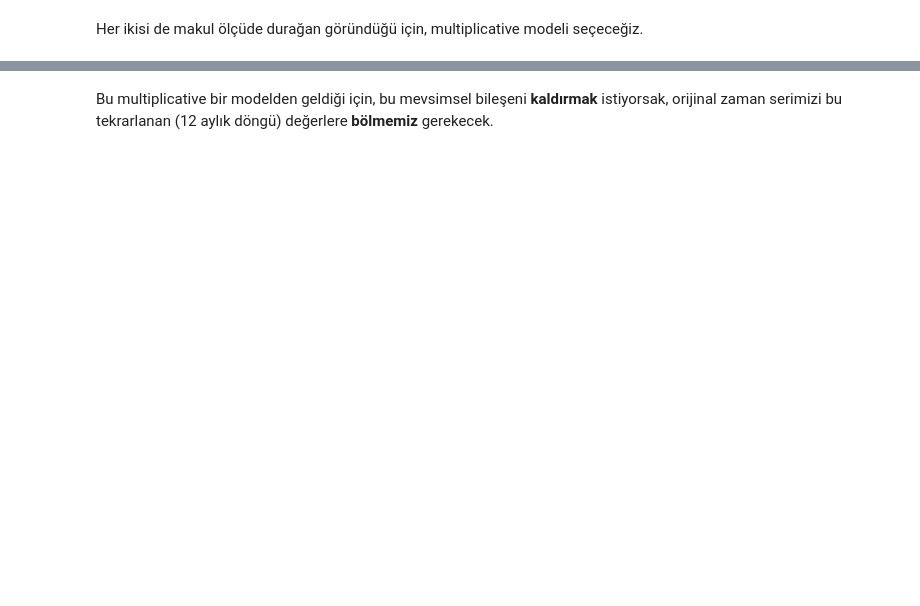
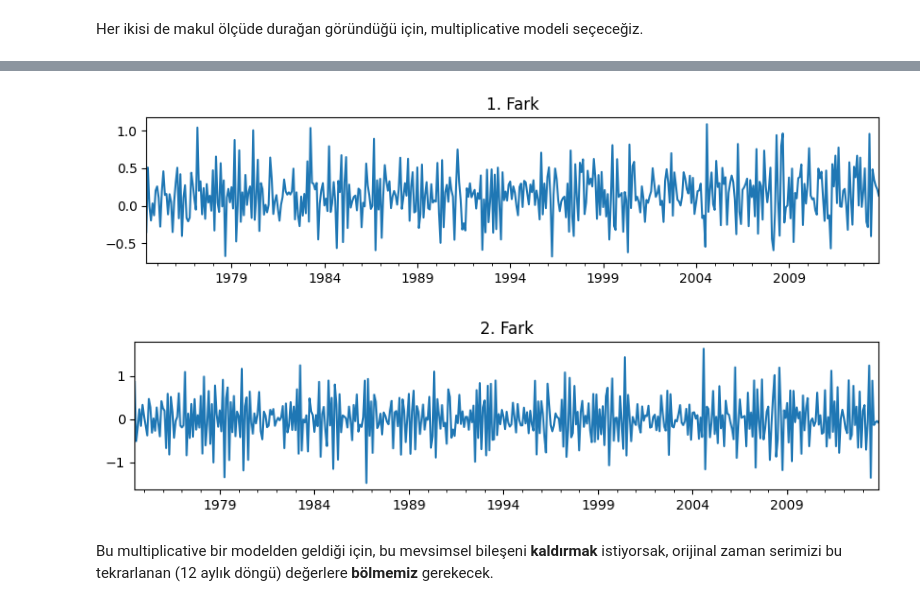
Before and after one commit to gcemozdogan/S17D4-S-arima-seasonal, a Jupyter notebook: arima_seasonal_intro.ipynb, the cells around one changed output, grey strips where cells are left out. Drawn from its saved outputs; the diff is of its cells as text; code cells hidden in the pictures; blank space fills up the shorter version.

```diff
--- a/arima_seasonal_intro.ipynb
+++ b/arima_seasonal_intro.ipynb
@@ -234,3 +345,13 @@ Bunu yaptıktan sonra, sadece mevsimsel bileşenlerinizin __bir yılını__ içe
+# %%
+# 1. ve 2. farkları al
+diff_1 = train['seasonal_stripped'].diff().dropna()
+diff_2 = diff_1.diff().dropna()
+
+diff_1.plot(title="1. Fark", figsize=(10, 2)); plt.show()
+diff_2.plot(title="2. Fark", figsize=(10, 2)); plt.show()
+# %% [output]
+[figure, added]
+[figure, added]
 # %% [markdown]
 Bu multiplicative bir modelden geldiği için, bu mevsimsel bileşeni __kaldırmak__ istiyorsak, orijinal zaman serimizi bu tekrarlanan (12 aylık döngü) değerlere __bölmemiz__ gerekecek.
 # %%
```
Also changed, not shown: parts of 83 cells of this notebook, 4 other files.
